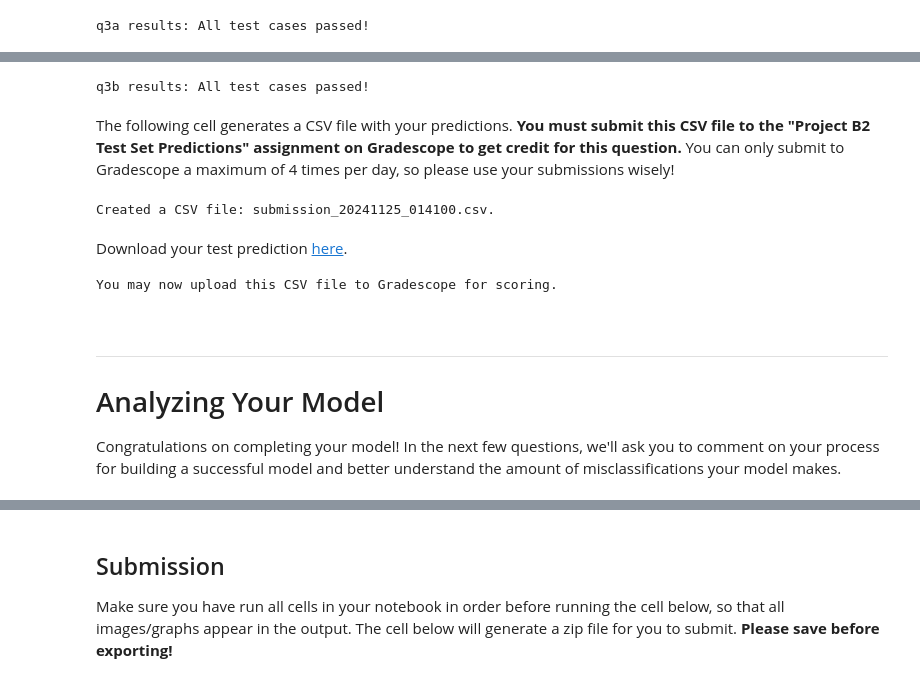
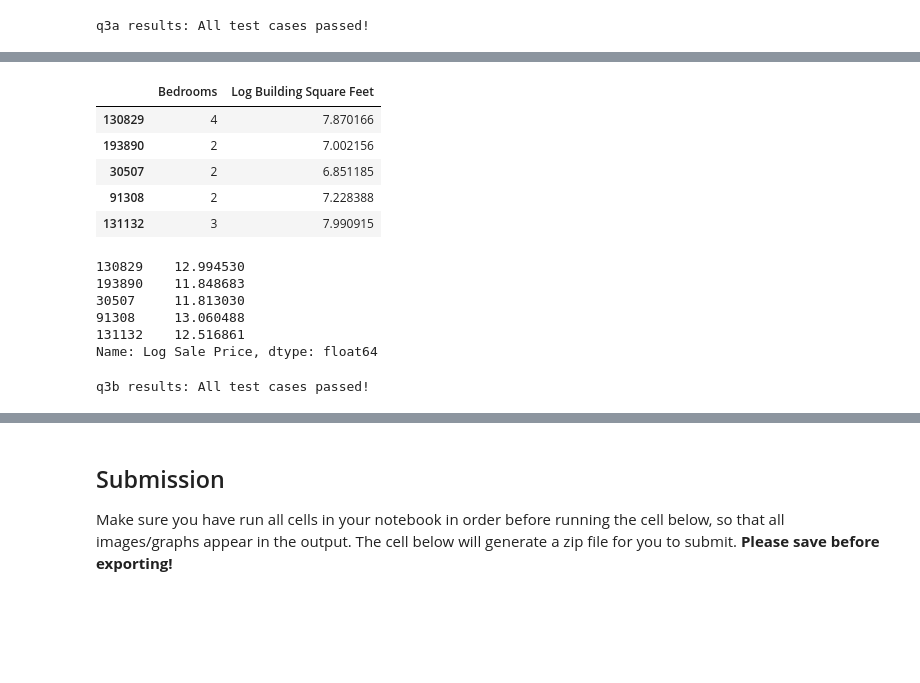
Before and after one commit to orekeeweee/housing-price-prediction, a Jupyter notebook: project-code.ipynb, the cells around one changed output, grey strips where cells are left out. Cells and saved outputs as stored; diff of their text form; code cells hidden in the pictures; blank space fills up the shorter version.

```diff
--- a/project-code.ipynb
+++ b/project-code.ipynb
@@ -166,7 +0,0 @@ As in Project B1, we set the seed (`random_state`) to 42. **Do not modify this i
-# %%
-# This creates a 90/10 train-validation split on our labeled data.
-from sklearn.model_selection import train_test_split
-train, val = train_test_split(original_training_data, test_size = 0.1, random_state = 42)
-
-# We must do this in order to preserve the ordering of emails to labels for words_in_texts.
-train = train.reset_index(drop = True)
@@ -538,33 +500,41 @@ test_predictions = my_model.predict(extract_features(test))
+# %%
+# DO NOT CHANGE THIS LINE
+np.random.seed(1337)
+# DO NOT CHANGE THIS LINE
+
+# Process the data using the pipeline for the second model
+train_m2, valid_m2 = train_val_split(full_data)
+
+m2_pipelines = [
+    (remove_outliers, None, {  'variable': 'Sale Price', 'lower': 499,}),
+    (log_transform, None, {'col': 'Sale Price'}),
+    (log_transform, None, {'col': 'Building Square Feet'}),
+    (add_total_bedrooms, None, None),
+    (select_columns, ['Log Sale Price', 'Bedrooms', 'Log Building Square Feet'], None)
+
+]
+
+X_train_m2, Y_train_m2 = feature_engine_pipe(train_m2, m2_pipelines, 'Log Sale Price')
+X_valid_m2, Y_valid_m2 = feature_engine_pipe(valid_m2, m2_pipelines, 'Log Sale Price')
+
+
+# Take a look at the result
+display(X_train_m2.head())
+display(Y_train_m2.head())
+# %% [output]
+|  | Bedrooms | Log Building Square Feet |
+| 130829 | 4 | 7.870166 |
+| 193890 | 2 | 7.002156 |
+| 30507 | 2 | 6.851185 |
+| 91308 | 2 | 7.228388 |
+| 131132 | 3 | 7.990915 |
+130829    12.994530
+193890    11.848683
+30507     11.813030
+91308     13.060488
+131132    12.516861
+Name: Log Sale Price, dtype: float64
 # %%
 grader.check("q3b")
 # %% [output]
 q3b results: All test cases passed!
-# %% [markdown]
-The following cell generates a CSV file with your predictions. **You must submit this CSV file to the "Project B2 Test Set Predictions" assignment on Gradescope to get credit for this question.** You can only submit to Gradescope a maximum of 4 times per day, so please use your submissions wisely!
-# %%
-# Assuming that your predictions on the test set are stored in a 1-dimensional array called
-# test_predictions. Feel free to modify this cell as long you create a CSV in the right format.
-
-# Construct and save the submission:
-submission_df = pd.DataFrame({
-    "Id": test['id'],
-    "Class": test_predictions,
-}, columns=['Id', 'Class'])
-timestamp = datetime.now().strftime("%Y%m%d_%H%M%S")
-filename = "submission_{}.csv".format(timestamp)
-submission_df.to_csv(filename, index=False)
-
-print('Created a CSV file: {}.'.format("submission_{}.csv".format(timestamp)))
-display(HTML("Download your test prediction <a href='" + filename + "' download>here</a>."))
-print('You may now upload this CSV file to Gradescope for scoring.')#
-# %% [output]
-Created a CSV file: submission_20241125_014100.csv.
-Download your test prediction here.
-You may now upload this CSV file to Gradescope for scoring.
-# %% [markdown]
-<br/>
-<hr style="border: 1px solid #fdb515;" />
-
-# Analyzing Your Model
-
-Congratulations on completing your model! In the next few questions, we'll ask you to comment on your process for building a successful model and better understand the amount of misclassifications your model makes.
```
Also changed, not shown: parts of 181 cells of this notebook, 1 other file.
